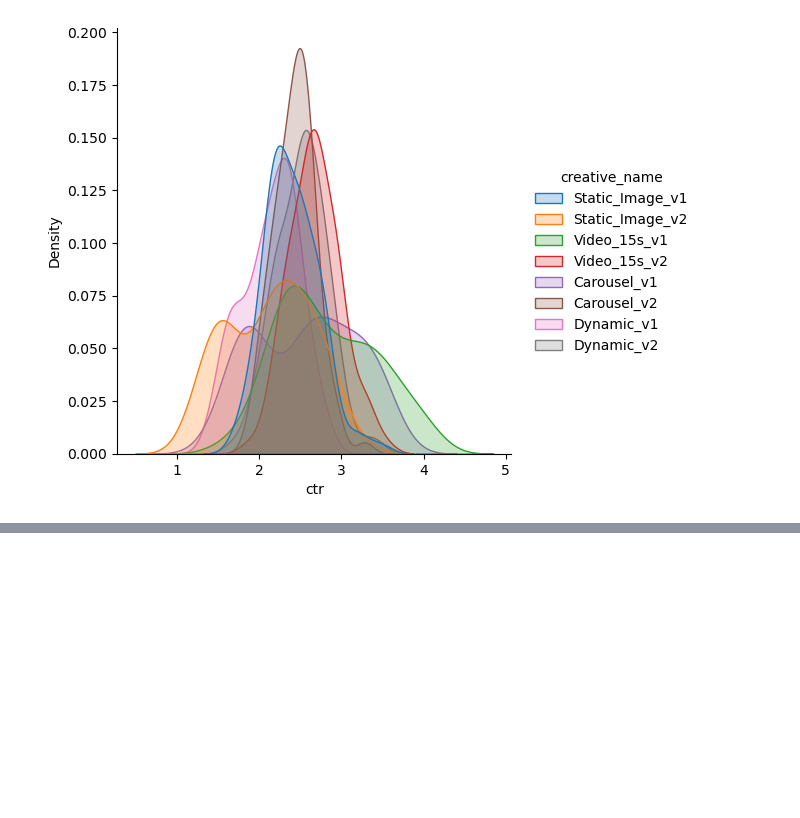
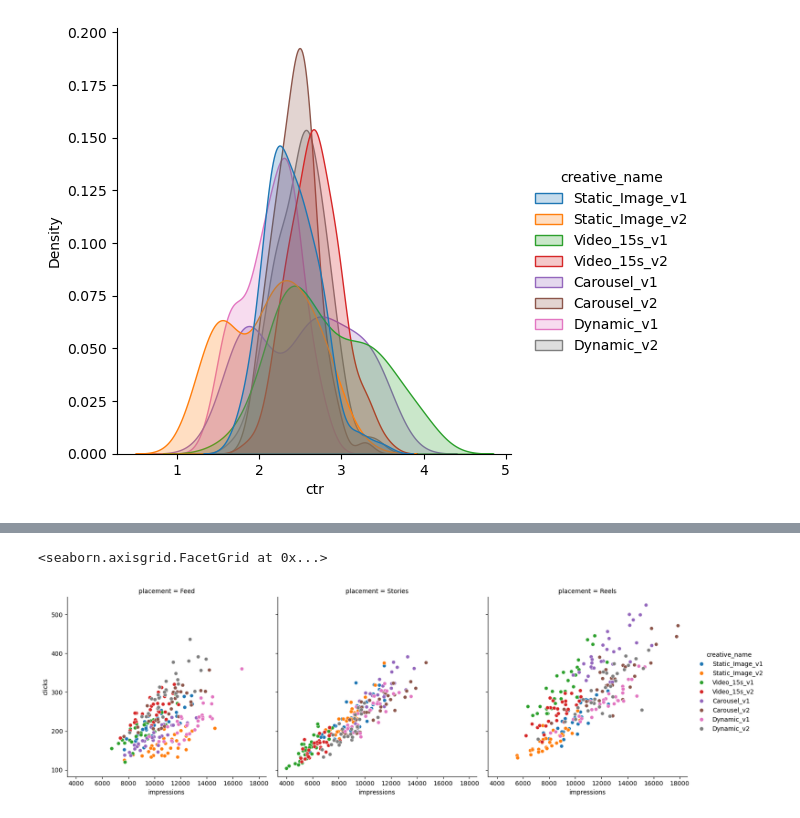
Before and after one commit to rakeshtparayil/marketing_analytics, a Jupyter notebook: Creative_testing_framework.ipynb, the cells around one changed output, grey strips where cells are left out. Drawn from its saved outputs; the diff is of its cells as text; code cells hidden in the pictures; blank space fills up the shorter version.

```diff
--- a/Creative_testing_framework.ipynb
+++ b/Creative_testing_framework.ipynb
@@ -287,0 +302,5 @@ sns.displot(creative, x="ctr", hue="creative_name", kind="kde", fill=True)
+# %%
+sns.relplot(data=creative, x='impressions', y='clicks', hue='creative_name', col='placement', kind='scatter')
+# %% [output]
+<seaborn.axisgrid.FacetGrid at 0x...>
+[figure, added]
```
Also changed, not shown: parts of 2 cells of this notebook.
